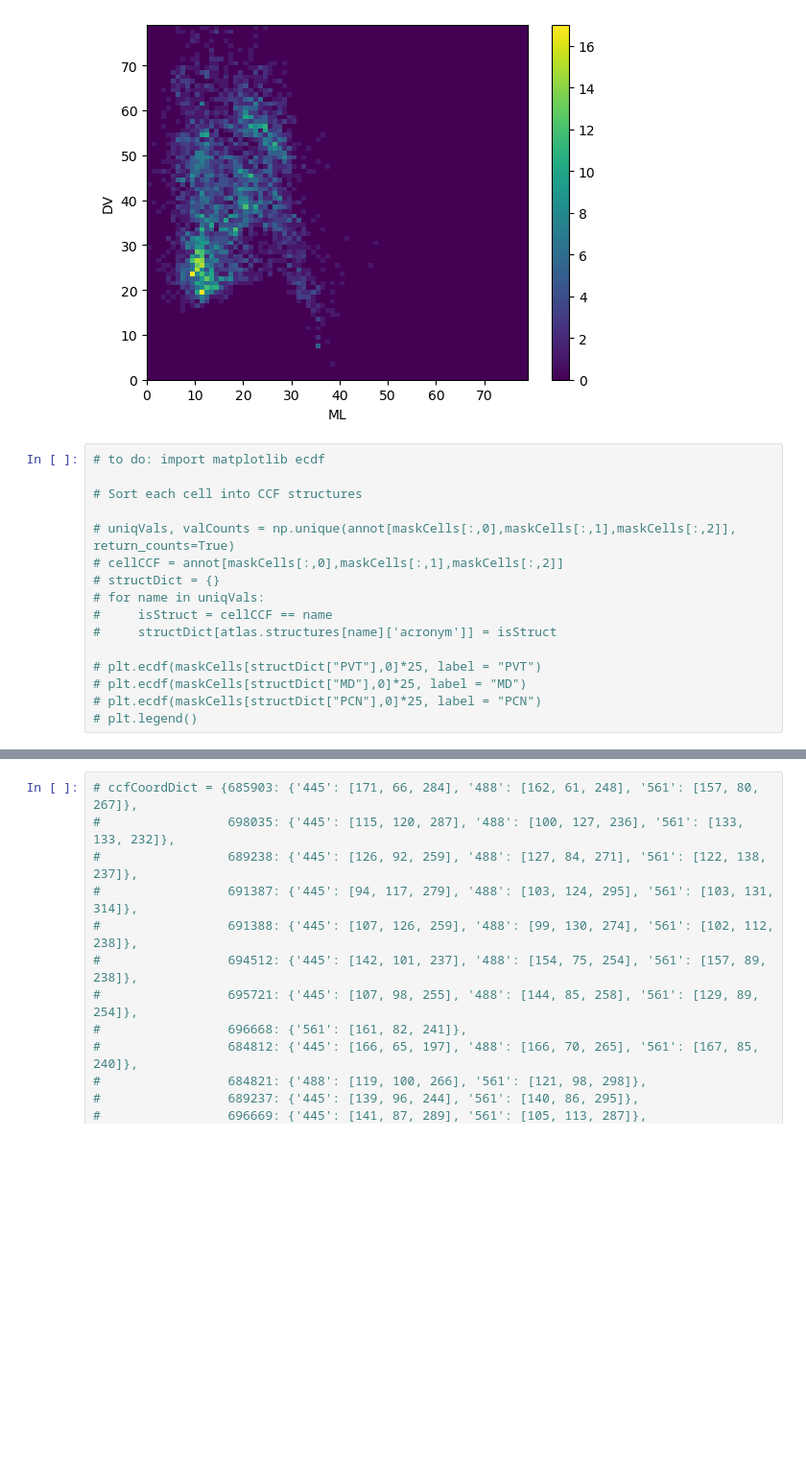
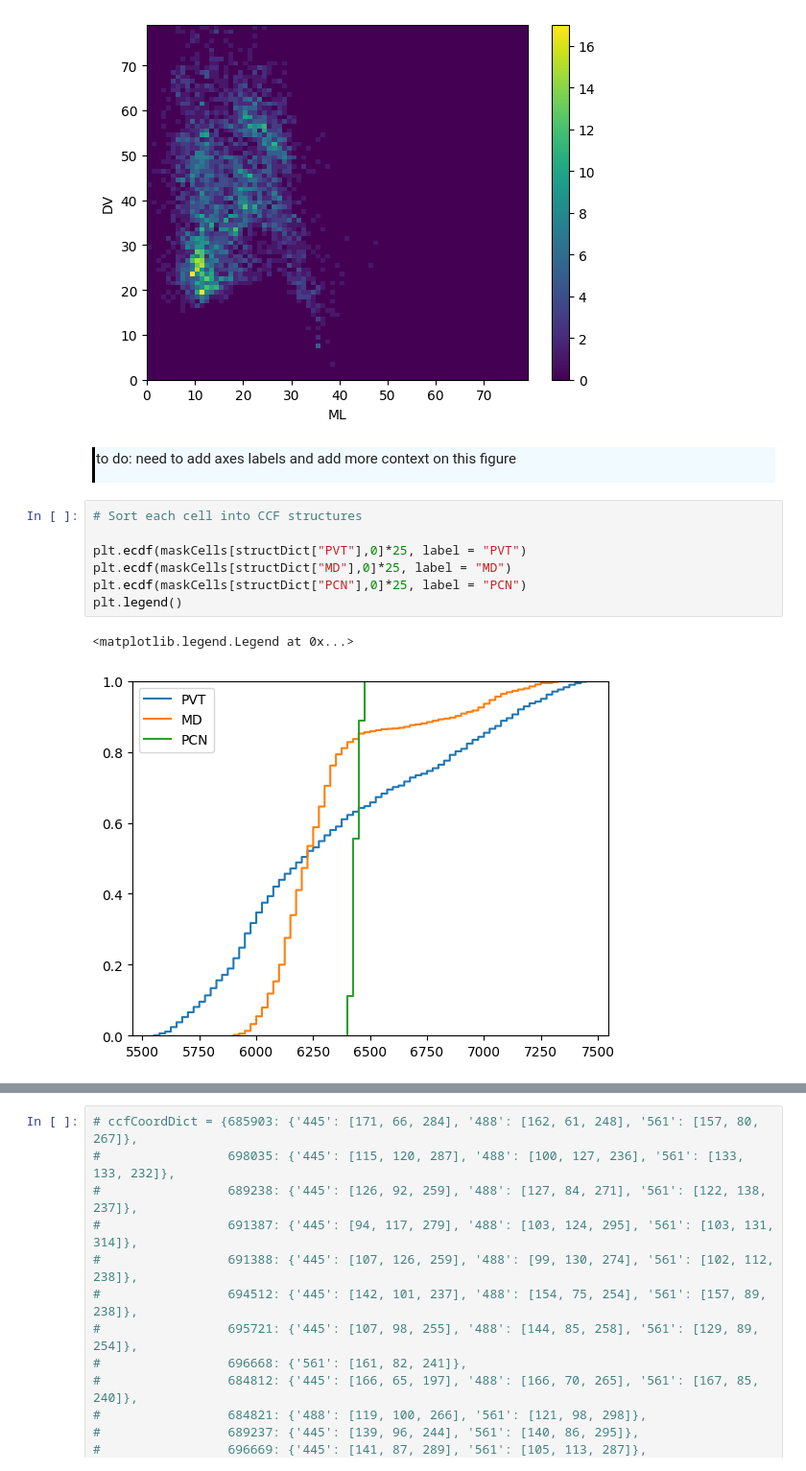
Before and after one commit to AllenNeuralDynamics/AIND-CNC-SmartSPIM-Workshop, a Jupyter notebook: code/Workshop Notebook V1.ipynb, the cells around one changed output, grey strips where cells are left out. Shown at 96% size. Cells and saved outputs as stored; diff of their text form; blank space fills up the shorter version.

```diff
--- a/code/Workshop Notebook V1.ipynb
+++ b/code/Workshop Notebook V1.ipynb
@@ -280,22 +296,20 @@ plt.ylabel("DV")
 plt.xlabel("ML");
 # %% [output]
 [figure]
+# %% [markdown]
+<div style="border-left: 3px solid #000; padding: 1px; padding-left: 10px; background: #F0FAFF; ">
+
+   to do: need to add axes labels and add more context on this figure
 # %%
-# to do: import matplotlib ecdf
-
 # Sort each cell into CCF structures
 
-# uniqVals, valCounts = np.unique(annot[maskCells[:,0],maskCells[:,1],maskCells[:,2]], return_counts=True)
-# cellCCF = annot[maskCells[:,0],maskCells[:,1],maskCells[:,2]]
-# structDict = {}
-# for name in uniqVals:
-#     isStruct = cellCCF == name
-#     structDict[atlas.structures[name]['acronym']] = isStruct
-
-# plt.ecdf(maskCells[structDict["PVT"],0]*25, label = "PVT")
-# plt.ecdf(maskCells[structDict["MD"],0]*25, label = "MD")
-# plt.ecdf(maskCells[structDict["PCN"],0]*25, label = "PCN")
-# plt.legend()
+plt.ecdf(maskCells[structDict["PVT"],0]*25, label = "PVT")
+plt.ecdf(maskCells[structDict["MD"],0]*25, label = "MD")
+plt.ecdf(maskCells[structDict["PCN"],0]*25, label = "PCN")
+plt.legend()
+# %% [output]
+<matplotlib.legend.Legend at 0x...>
+[figure, added]
 # %% [markdown]
 <div style="border-left: 3px solid #000; padding: 1px; padding-left: 10px; background: #F0FAFF; ">
 
```
Also changed, not shown: parts of 35 cells of this notebook, 2 other files.
